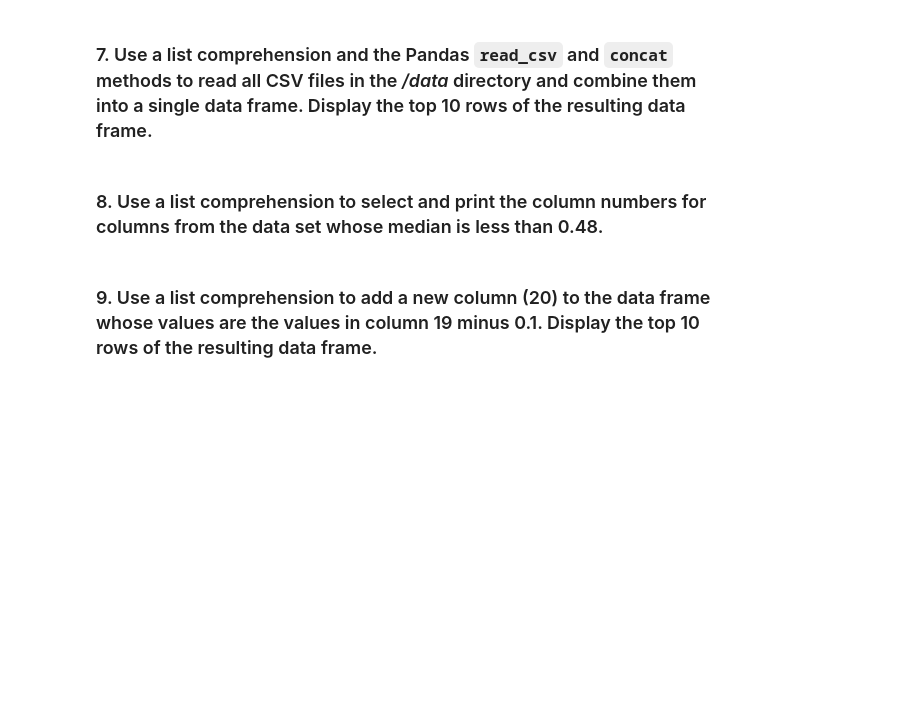
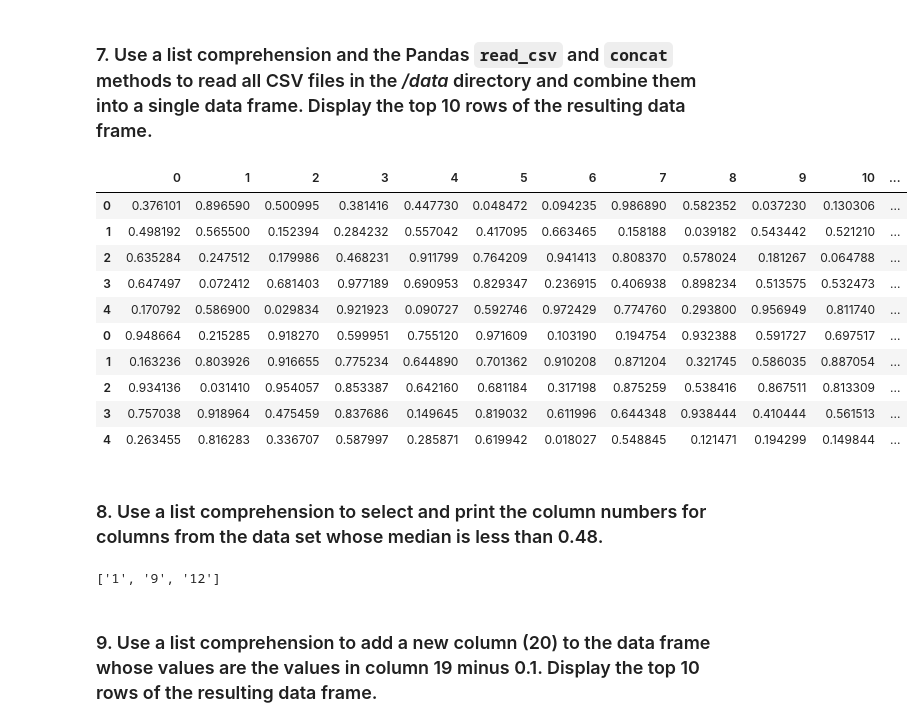
Before and after one commit to Rafel37/data-labs, a Jupyter notebook: module-1/lab-list-comprehensions/your-code/main.ipynb, the cells around one changed output. Saved outputs shown, nothing was run; the diff lists cells and outputs as text; code cells hidden in the pictures; blank space fills up the shorter version.

Commit message:
list comprehensions2

```diff
--- a/module-1/lab-list-comprehensions/your-code/main.ipynb
+++ b/module-1/lab-list-comprehensions/your-code/main.ipynb
@@ -57,6 +175,28 @@ b = np.array([[[0.55867166, 0.06210792, 0.08147297],
 # %% [markdown]
 ### 7. Use a list comprehension and the Pandas `read_csv` and `concat` methods to read all CSV files in the */data* directory and combine them into a single data frame. Display the top 10 rows of the resulting data frame.
+# %%
+file_list = [f for f in os.listdir('../data') if f.endswith('.csv')]
+data_sets = [pd.read_csv(os.path.join('../data', f)) for f in file_list]
+data = pd.concat(data_sets, axis=0)
+data.head(10)
+# %% [output]
+|  | 0 | 1 | 2 | 3 | 4 | 5 | 6 | 7 | 8 | 9 | 10 | ... |
+| 0 | 0.376101 | 0.896590 | 0.500995 | 0.381416 | 0.447730 | 0.048472 | 0.094235 | 0.986890 | 0.582352 | 0.037230 | 0.130306 | ... |
+| 1 | 0.498192 | 0.565500 | 0.152394 | 0.284232 | 0.557042 | 0.417095 | 0.663465 | 0.158188 | 0.039182 | 0.543442 | 0.521210 | ... |
+| 2 | 0.635284 | 0.247512 | 0.179986 | 0.468231 | 0.911799 | 0.764209 | 0.941413 | 0.808370 | 0.578024 | 0.181267 | 0.064788 | ... |
+| 3 | 0.647497 | 0.072412 | 0.681403 | 0.977189 | 0.690953 | 0.829347 | 0.236915 | 0.406938 | 0.898234 | 0.513575 | 0.532473 | ... |
+| 4 | 0.170792 | 0.586900 | 0.029834 | 0.921923 | 0.090727 | 0.592746 | 0.972429 | 0.774760 | 0.293800 | 0.956949 | 0.811740 | ... |
+| 0 | 0.948664 | 0.215285 | 0.918270 | 0.599951 | 0.755120 | 0.971609 | 0.103190 | 0.194754 | 0.932388 | 0.591727 | 0.697517 | ... |
+| 1 | 0.163236 | 0.803926 | 0.916655 | 0.775234 | 0.644890 | 0.701362 | 0.910208 | 0.871204 | 0.321745 | 0.586035 | 0.887054 | ... |
+| 2 | 0.934136 | 0.031410 | 0.954057 | 0.853387 | 0.642160 | 0.681184 | 0.317198 | 0.875259 | 0.538416 | 0.867511 | 0.813309 | ... |
+| 3 | 0.757038 | 0.918964 | 0.475459 | 0.837686 | 0.149645 | 0.819032 | 0.611996 | 0.644348 | 0.938444 | 0.410444 | 0.561513 | ... |
+| 4 | 0.263455 | 0.816283 | 0.336707 | 0.587997 | 0.285871 | 0.619942 | 0.018027 | 0.548845 | 0.121471 | 0.194299 | 0.149844 | ... |
 # %% [markdown]
 ### 8. Use a list comprehension to select and print the column numbers for columns from the data set whose median is less than 0.48.
+# %%
+selected_columns = [col for col in data._get_numeric_data() if data[col].mean() < 0.48]
+print(selected_columns)
+# %% [output]
+['1', '9', '12']
 # %% [markdown]
 ### 9. Use a list comprehension to add a new column (20) to the data frame whose values are the values in column 19 minus 0.1. Display the top 10 rows of the resulting data frame.
```
Also changed, not shown: parts of 12 cells of this notebook.
